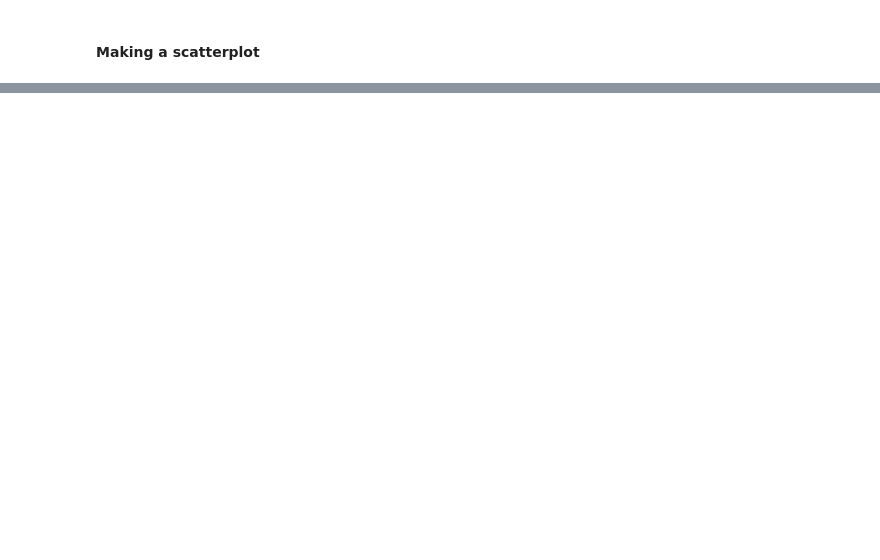
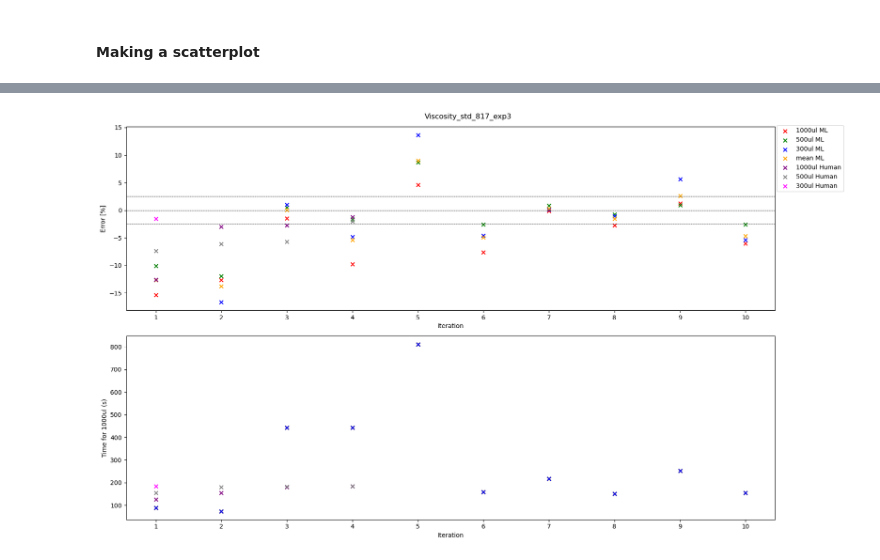
Before and after one commit to Quijanove/viscosity_liquid_transfer_Pablo, a Jupyter notebook: Opentrons_experiments/BOTorch_optimization/Opentrons_csv/Data_plotting_code_from_sartorious_Streamlined.ipynb, the cells around one changed output, grey strips where cells are left out. Saved outputs shown, nothing was run; the diff lists cells and outputs as text; code cells hidden in the pictures; blank space fills up the shorter version.

Commit message:
Updated graph plotting code + update experiment 3 graphs for 1275 and 817

```diff
--- a/Opentrons_experiments/BOTorch_optimization/Opentrons_csv/Data_plotting_code_from_sartorious_Streamlined.ipynb
+++ b/Opentrons_experiments/BOTorch_optimization/Opentrons_csv/Data_plotting_code_from_sartorious_Streamlined.ipynb
@@ -8,9 +8,9 @@ import numpy as np
 import os
 
 # Importing files
-std = '505'
+std = '817'
 folder = (r"C:\Users\Shivam\Documents\GitHub\viscosity_liquid_transfer_Pablo\Opentrons_experiments\BOTorch_optimization\VS_code_csv")
 
 df_cal = pd.read_csv(folder+r'/Viscosity_std_'+std+'_exp3_withacq.csv')
 
-df_cal.dtypes
+df_cal
@@ -283,34 +395,36 @@ axs[0].set_xlabel('Iteration')
 axs[0].set_ylabel('Error [%]')
 
 # Plotting graph 2: Iteration against Time
 axs[1].scatter(df_cal_mean['iteration'],df_cal_mean['time_for_1000'], marker= 'x', label = 'mean ML', c = 'orange')
 axs[1].scatter(df_cal_1000['iteration'],df_cal_1000['time_for_1000'], marker= 'x', label = '1000ul ML', c = 'red')
 axs[1].scatter(df_cal_500['iteration'],df_cal_500['time_for_1000'], marker= 'x', label = '500ul ML', c = 'green')
 axs[1].scatter(df_cal_300['iteration'],df_cal_300['time_for_1000'], marker= 'x', label = '300ul ML', c = 'blue')
 axs[1].scatter(calibration_1000['iteration'],calibration_1000['time_for_1000'], marker= 'x', c="purple", label = '1000ul Human')
 axs[1].scatter(calibration_500['iteration'],calibration_500['time_for_1000'], marker= 'x', c="grey", label = '500ul Human')
 axs[1].scatter(calibration_300['iteration'],calibration_300['time_for_1000'], marker= 'x', c="magenta", label = '300ul Human')
 
 # Setting graph 2 labels
 axs[1].set_xlabel('Iteration')
 axs[1].set_ylabel('Time for 1000ul (s)')
 
 #Formatting subplots
 from matplotlib.ticker import (MultipleLocator, AutoMinorLocator)
 fig.set_size_inches(17, 10)
 fig.suptitle('Viscosity_std_'+std+'_exp3')
-axs[0].legend(bbox_to_anchor=(1.1, 1.05))
+axs[0].legend(bbox_to_anchor=(1.1105,1.025))
 fig.tight_layout()
 axs[0].xaxis.set_major_locator(MultipleLocator(1))
 axs[0].xaxis.set_major_formatter('{x:.0f}')
 axs[0].axhline(y=0, ls = '--', color = 'black', linewidth=0.5)
 axs[0].axhline(y=2.5, ls = '--', color = 'black', linewidth=0.5)
 axs[0].axhline(y=-2.5, ls = '--', color = 'black', linewidth=0.5)
 axs[1].xaxis.set_major_locator(MultipleLocator(1))
 axs[1].xaxis.set_major_formatter('{x:.0f}')
 
 folder3 = (r"C:\Users\Shivam\Documents\GitHub\viscosity_liquid_transfer_Pablo\Opentrons_experiments\BOTorch_optimization\VS_code_csv\graphs\Updated with blow out")
 fig.savefig(folder3+r'/'+'Viscosity_std_'+std+'_exp3.png')
+# %% [output]
+[figure, added]
 # %%
 fig,axs = plt.subplots(2,1)
 
```
Also changed, not shown: parts of 9 cells of this notebook, 4 other files.
